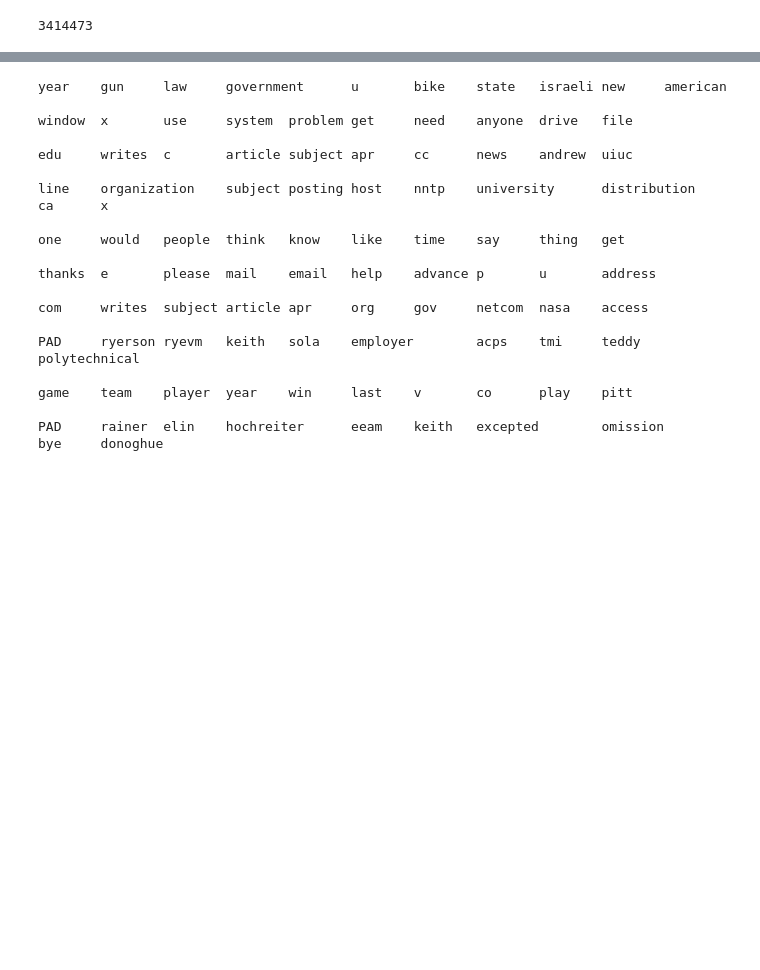
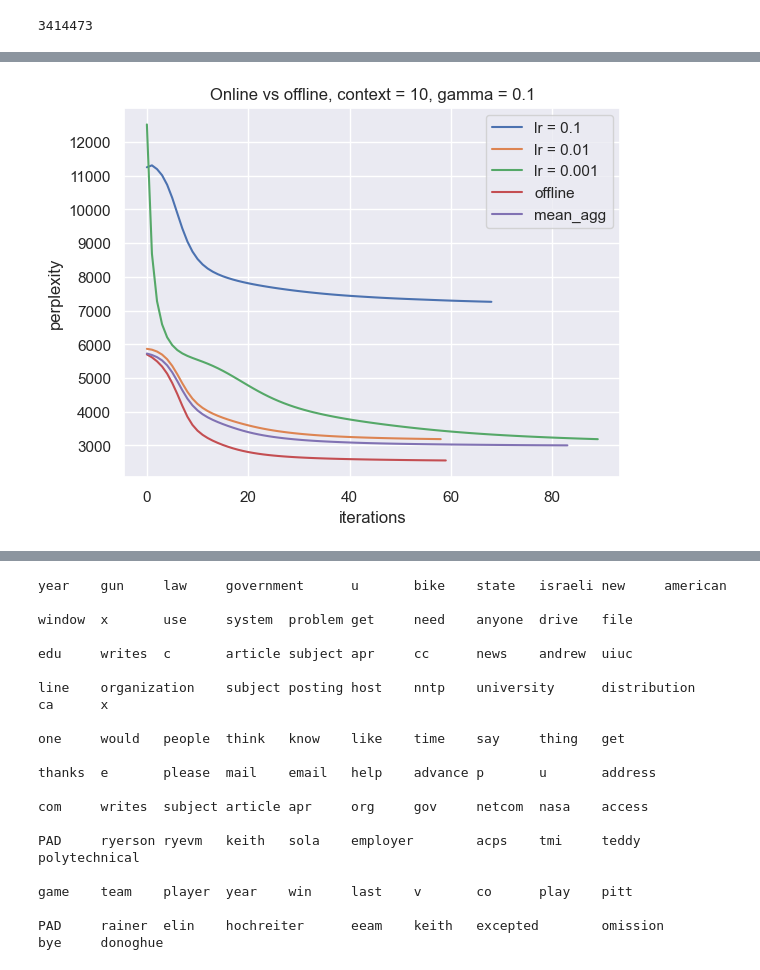
Before and after one commit to revit3d/topic-modelling-attention, a Jupyter notebook: experiments-jax.ipynb, the cells around one changed output, grey strips where cells are left out. Saved outputs shown, nothing was run; the diff lists cells and outputs as text; code cells hidden in the pictures; blank space fills up the shorter version.

```diff
--- a/experiments-jax.ipynb
+++ b/experiments-jax.ipynb
@@ -367,0 +539,11 @@ len(dataset)
+# %%
+%%time
+
+model = ContextTopicModelDebug(
+    ctx_len=10,
+    vocab_size=len(dataset.vocab),
+    gamma=0.1,
+    n_topics=10,
+)
+# model.fit(*dataset.data, verbose=2)
+perplexities['lr = 0.01'] = model.fit(loader, lr=0.01, verbose=2)
@@ -367,0 +568,11 @@ len(dataset)
+# %%
+%%time
+
+model = ContextTopicModelDebug(
+    ctx_len=10,
+    vocab_size=len(dataset.vocab),
+    gamma=0.1,
+    n_topics=10,
+)
+# model.fit(*dataset.data, verbose=2)
+perplexities['lr = 0.001'] = model.fit(loader, lr=0.001, verbose=2)
@@ -367,0 +597,11 @@ len(dataset)
+# %%
+%%time
+
+model = ContextTopicModelDebug(
+    ctx_len=10,
+    vocab_size=len(dataset.vocab),
+    gamma=0.1,
+    n_topics=10,
+)
+perplexities['offline'] = model.fit(*dataset.data, verbose=2)
+# perplexities['lr = 0.001'] = model.fit(loader, lr=0.001, verbose=2)
@@ -374,5 +632,5 @@ model = ContextTopicModelDebug(
     gamma=0.1,
     n_topics=10,
 )
-model.fit(*dataset.data)
+perplexities['mean_agg'] = model.fit(loader, verbose=2)
 # %% [output]
@@ -396,0 +654,12 @@ KeyboardInterrupt:
+# %%
+for label, values in perplexities.items():
+    plt.plot(values[1:], label=label)
+
+plt.title('Online vs offline, context = 10, gamma = 0.1')
+plt.yticks(np.arange(3000, 13000, 1000))
+plt.xlabel('iterations')
+plt.ylabel('perplexity')
+plt.legend()
+plt.show()
+# %% [output]
+[figure, added]
```
Also changed, not shown: parts of 18 cells of this notebook, 1 other file.
